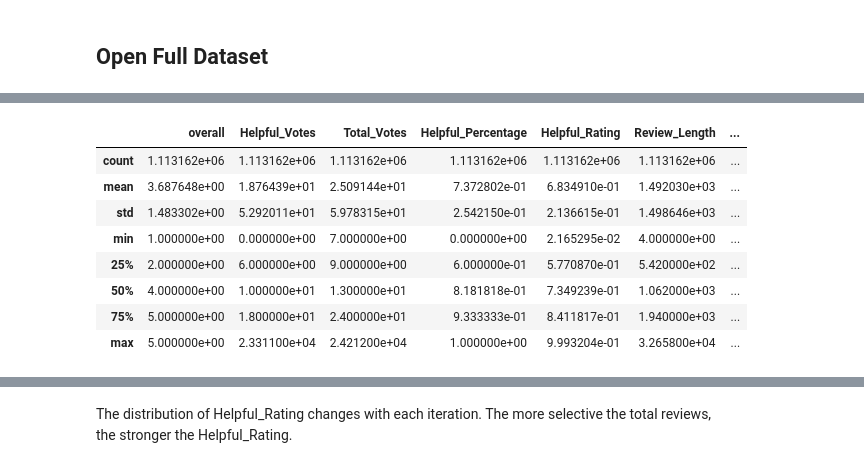
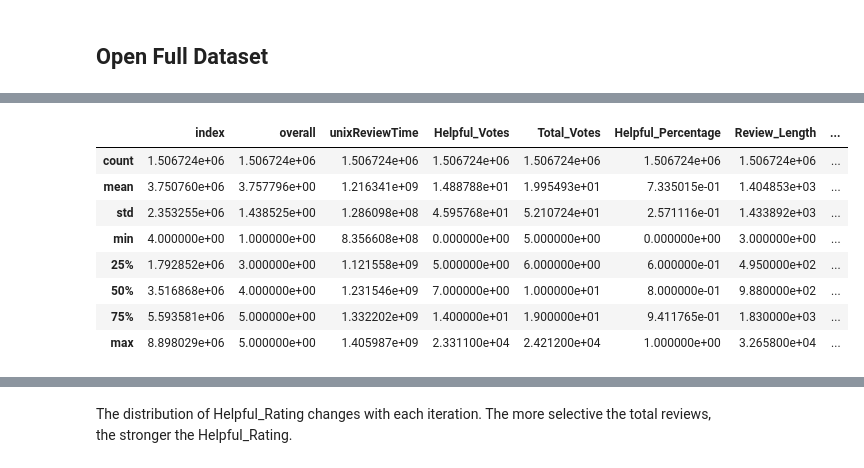
Before and after one commit to coreyjwade/Helpful_Reviews, a Jupyter notebook: Helpful_Reviews_Comparative_EDA.ipynb, the cells around one changed output, grey strips where cells are left out. Saved outputs shown, nothing was run; the diff lists cells and outputs as text; code cells hidden in the pictures.

Commit message:
switch from 7 to 5 votes

```diff
--- a/Helpful_Reviews_Comparative_EDA.ipynb
+++ b/Helpful_Reviews_Comparative_EDA.ipynb
@@ -15,12 +15,13 @@ The purpose of this dataset is to select between several subsets of the datafram
 # %% [markdown]
 ## Open Full Dataset
 # %%
+# Import standard libraries
 import pandas as pd
 import numpy as np
 
 # Open DataFrames
 df = pd.read_csv('df.csv')
-df_7 = pd.read_csv('df_7.csv')
+df_5 = pd.read_csv('df_5.csv')
 df_10 = pd.read_csv('df_10.csv')
 # %%
 # View Full DataFrame
@@ -72,15 +76,15 @@ df.describe()
 # %%
-df_7.describe()
+df_5.describe()
 # %% [output]
-|  | overall | Helpful_Votes | Total_Votes | Helpful_Percentage | Helpful_Rating | Review_Length | ... |
-| count | 1.113162e+06 | 1.113162e+06 | 1.113162e+06 | 1.113162e+06 | 1.113162e+06 | 1.113162e+06 | ... |
-| mean | 3.687648e+00 | 1.876439e+01 | 2.509144e+01 | 7.372802e-01 | 6.834910e-01 | 1.492030e+03 | ... |
-| std | 1.483302e+00 | 5.292011e+01 | 5.978315e+01 | 2.542150e-01 | 2.136615e-01 | 1.498646e+03 | ... |
-| min | 1.000000e+00 | 0.000000e+00 | 7.000000e+00 | 0.000000e+00 | 2.165295e-02 | 4.000000e+00 | ... |
-| 25% | 2.000000e+00 | 6.000000e+00 | 9.000000e+00 | 6.000000e-01 | 5.770870e-01 | 5.420000e+02 | ... |
-| 50% | 4.000000e+00 | 1.000000e+01 | 1.300000e+01 | 8.181818e-01 | 7.349239e-01 | 1.062000e+03 | ... |
-| 75% | 5.000000e+00 | 1.800000e+01 | 2.400000e+01 | 9.333333e-01 | 8.411817e-01 | 1.940000e+03 | ... |
-| max | 5.000000e+00 | 2.331100e+04 | 2.421200e+04 | 1.000000e+00 | 9.993204e-01 | 3.265800e+04 | ... |
+|  | index | overall | unixReviewTime | Helpful_Votes | Total_Votes | Helpful_Percentage | Review_Length | ... |
+| count | 1.506724e+06 | 1.506724e+06 | 1.506724e+06 | 1.506724e+06 | 1.506724e+06 | 1.506724e+06 | 1.506724e+06 | ... |
+| mean | 3.750760e+06 | 3.757796e+00 | 1.216341e+09 | 1.488788e+01 | 1.995493e+01 | 7.335015e-01 | 1.404853e+03 | ... |
+| std | 2.353255e+06 | 1.438525e+00 | 1.286098e+08 | 4.595768e+01 | 5.210724e+01 | 2.571116e-01 | 1.433892e+03 | ... |
+| min | 4.000000e+00 | 1.000000e+00 | 8.356608e+08 | 0.000000e+00 | 5.000000e+00 | 0.000000e+00 | 3.000000e+00 | ... |
+| 25% | 1.792852e+06 | 3.000000e+00 | 1.121558e+09 | 5.000000e+00 | 6.000000e+00 | 6.000000e-01 | 4.950000e+02 | ... |
+| 50% | 3.516868e+06 | 4.000000e+00 | 1.231546e+09 | 7.000000e+00 | 1.000000e+01 | 8.000000e-01 | 9.880000e+02 | ... |
+| 75% | 5.593581e+06 | 5.000000e+00 | 1.332202e+09 | 1.400000e+01 | 1.900000e+01 | 9.411765e-01 | 1.830000e+03 | ... |
+| max | 8.898029e+06 | 5.000000e+00 | 1.405987e+09 | 2.331100e+04 | 2.421200e+04 | 1.000000e+00 | 3.265800e+04 | ... |
 # %%
 df_10.describe()
 # %% [output]
```
Also changed, not shown: parts of 37 cells of this notebook.
